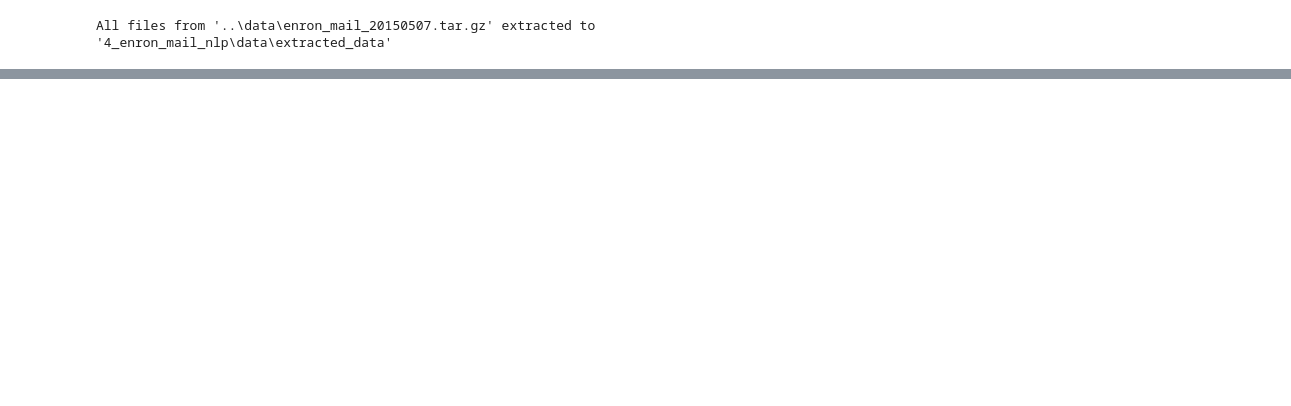
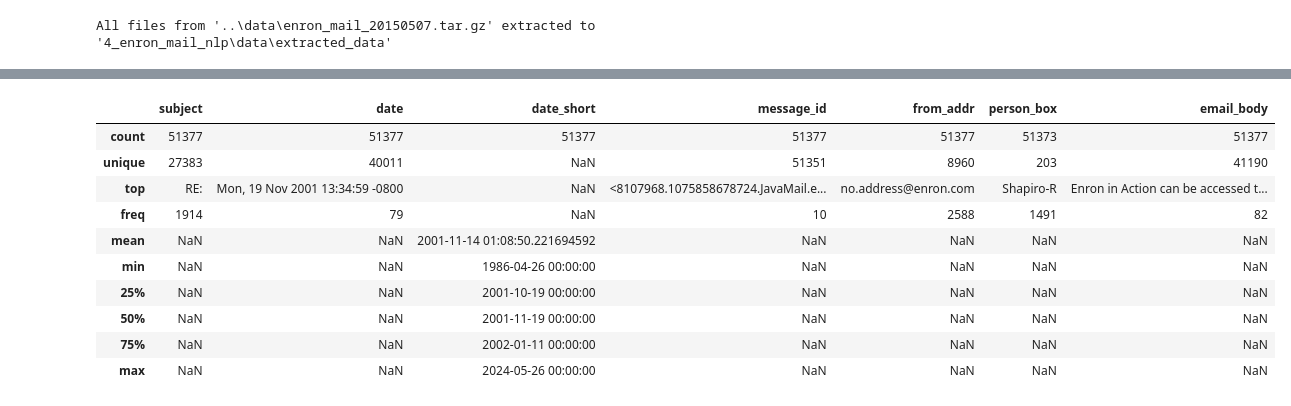
Before and after one commit to emmande/team_project_ind5003, a Jupyter notebook: 4_enron_mail_nlp/notebooks_scripts/EDA_email_enron.ipynb, the cells around one changed output, grey strips where cells are left out. Saved outputs shown, nothing was run; the diff lists cells and outputs as text; code cells hidden in the pictures; blank space fills up the shorter version.

```diff
--- a/4_enron_mail_nlp/notebooks_scripts/EDA_email_enron.ipynb
+++ b/4_enron_mail_nlp/notebooks_scripts/EDA_email_enron.ipynb
@@ -141,0 +142,17 @@ df_deleted.head(5)
+# %%
+df_deleted.describe(include='all')
+
+
+# there are duplicate message_ids, we dedupe them to keep the first instance
+# %% [output]
+|  | subject | date | date_short | message_id | from_addr | person_box | email_body |
+| count | 51377 | 51377 | 51377 | 51377 | 51377 | 51373 | 51377 |
+| unique | 27383 | 40011 | NaN | 51351 | 8960 | 203 | 41190 |
+| top | RE: | Mon, 19 Nov 2001 13:34:59 -0800 | NaN | <8107968.1075858678724.JavaMail.e... | no.address@enron.com | Shapiro-R | Enron in Action can be accessed t... |
+| freq | 1914 | 79 | NaN | 10 | 2588 | 1491 | 82 |
+| mean | NaN | NaN | 2001-11-14 01:08:50.221694592 | NaN | NaN | NaN | NaN |
+| min | NaN | NaN | 1986-04-26 00:00:00 | NaN | NaN | NaN | NaN |
+| 25% | NaN | NaN | 2001-10-19 00:00:00 | NaN | NaN | NaN | NaN |
+| 50% | NaN | NaN | 2001-11-19 00:00:00 | NaN | NaN | NaN | NaN |
+| 75% | NaN | NaN | 2002-01-11 00:00:00 | NaN | NaN | NaN | NaN |
+| max | NaN | NaN | 2024-05-26 00:00:00 | NaN | NaN | NaN | NaN |
```
Also changed, not shown: parts of 21 cells of this notebook, 2 other files.
